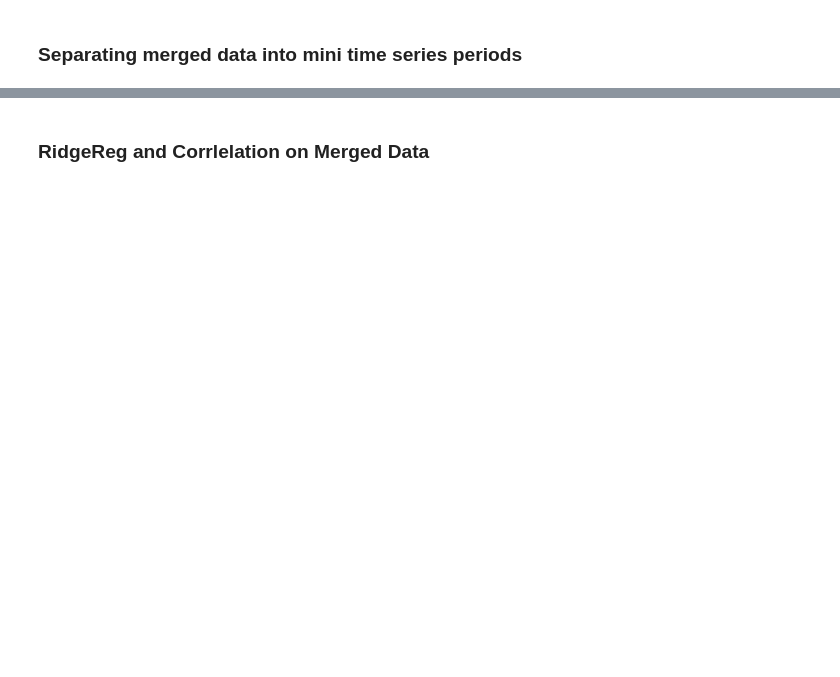
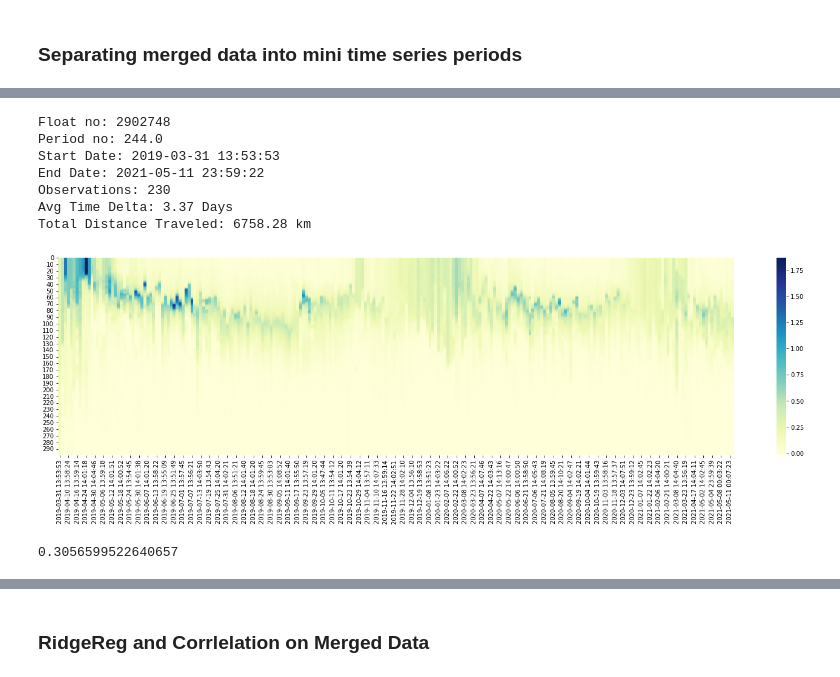
Before and after one commit to gnyirjesy/ocean-depth-characterization, a Jupyter notebook: EDA/eda_bh.ipynb, the cells around one changed output, grey strips where cells are left out. Cells and saved outputs as stored; diff of their text form; code cells hidden in the pictures; blank space fills up the shorter version.

```diff
--- a/EDA/eda_bh.ipynb
+++ b/EDA/eda_bh.ipynb
@@ -208,0 +223,26 @@ plt.show()
+# %%
+long_period = np.random.choice(high_len_periods)
+high_len_df = df_period_merge[df_period_merge.period == long_period]
+
+heatmap = {}
+for date in np.unique(high_len_df.date):
+    heatmap[date] = high_len_df[high_len_df.date == date].sort_values('PRES').CHLA.to_numpy()[:300]
+df_heat = pd.DataFrame(heatmap)
+
+long_period_df = df[df.period == long_period].reset_index().drop('index', axis=1).reset_index()
+_ = gather_period_observations(long_period_df, plot=True, print_results=True)
+fig, ax = plt.subplots(1, 1, figsize=(25, 6))
+sns.heatmap(df_heat, cmap="YlGnBu", ax=ax)
+plt.show()
+
+np.triu(df_heat.corr().to_numpy(), k=1).mean()
+# %% [output]
+Float no: 2902748
+Period no: 244.0
+Start Date: 2019-03-31 13:53:53
+End Date: 2021-05-11 23:59:22
+Observations: 230
+Avg Time Delta: 3.37 Days
+Total Distance Traveled: 6758.28 km
+[figure, added]
+0.3056599522640657
```
Also changed, not shown: parts of 15 cells of this notebook.
